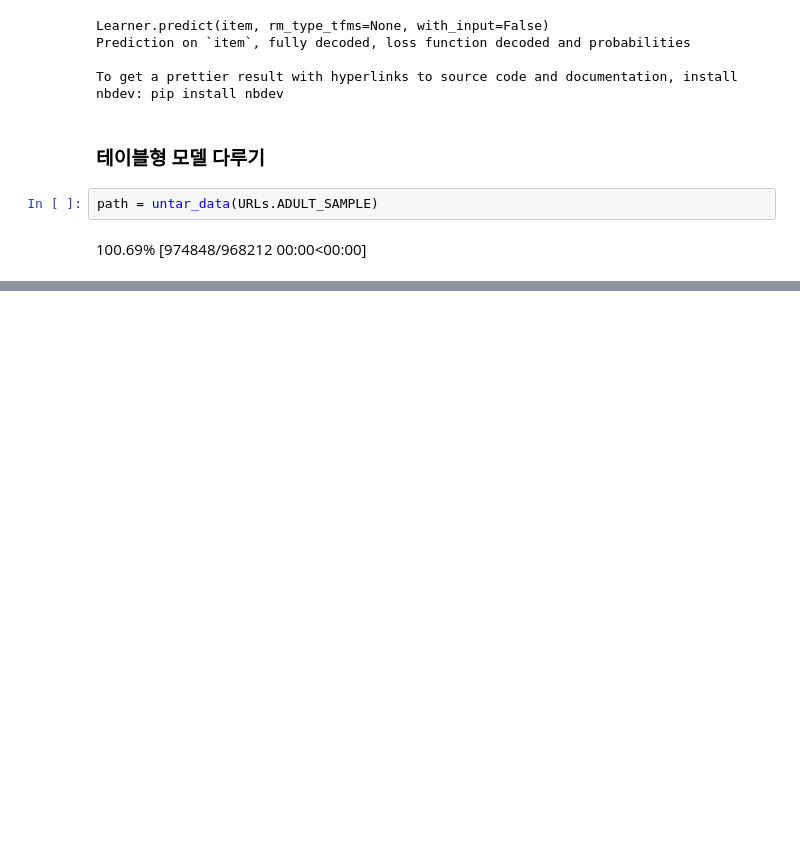
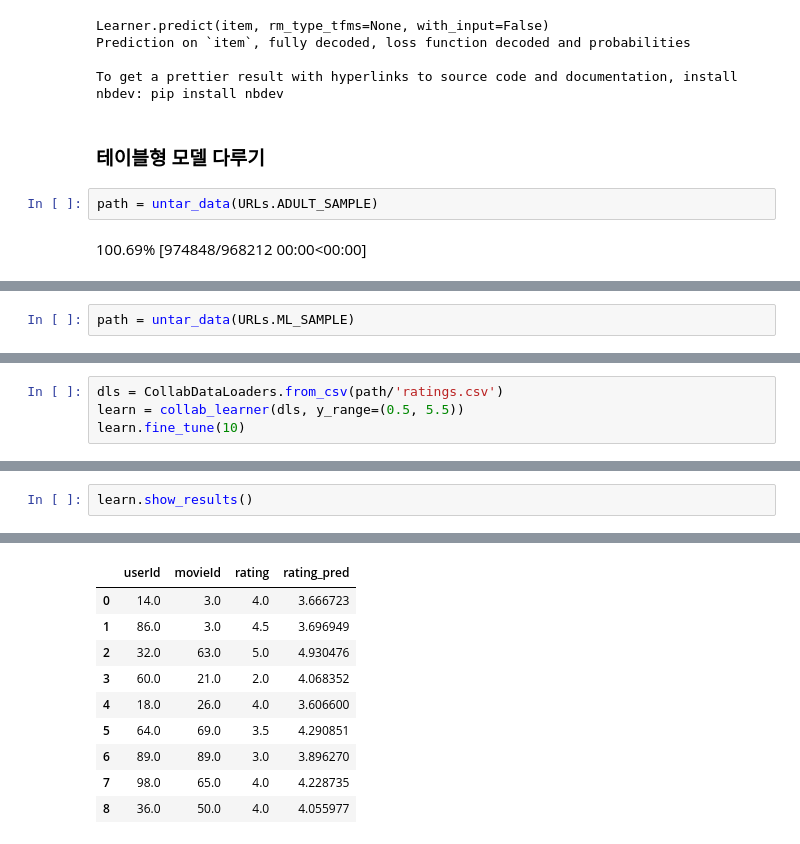
Before and after one commit to chw8207/fastai_pytorch, a Jupyter notebook: 딥러닝_fastai_개요.ipynb, the cells around one changed output, grey strips where cells are left out. Saved outputs shown, nothing was run; the diff lists cells and outputs as text; blank space fills up the shorter version.

```diff
--- a/딥러닝_fastai_개요.ipynb
+++ b/딥러닝_fastai_개요.ipynb
@@ -148,0 +169,2 @@ path = untar_data(URLs.ADULT_SAMPLE)
+# %%
+path = untar_data(URLs.ML_SAMPLE)
@@ -148,0 +173,4 @@ path = untar_data(URLs.ADULT_SAMPLE)
+# %%
+dls = CollabDataLoaders.from_csv(path/'ratings.csv')
+learn = collab_learner(dls, y_range=(0.5, 5.5))
+learn.fine_tune(10)
@@ -148,0 +191,3 @@ path = untar_data(URLs.ADULT_SAMPLE)
+# %%
+learn.show_results()
+# %% [output]
@@ -148,0 +195,10 @@ path = untar_data(URLs.ADULT_SAMPLE)
+|  | userId | movieId | rating | rating_pred |
+| 0 | 14.0 | 3.0 | 4.0 | 3.666723 |
+| 1 | 86.0 | 3.0 | 4.5 | 3.696949 |
+| 2 | 32.0 | 63.0 | 5.0 | 4.930476 |
+| 3 | 60.0 | 21.0 | 2.0 | 4.068352 |
+| 4 | 18.0 | 26.0 | 4.0 | 3.606600 |
+| 5 | 64.0 | 69.0 | 3.5 | 4.290851 |
+| 6 | 89.0 | 89.0 | 3.0 | 3.896270 |
+| 7 | 98.0 | 65.0 | 4.0 | 4.228735 |
+| 8 | 36.0 | 50.0 | 4.0 | 4.055977 |
```
Also changed, not shown: parts of 8 cells of this notebook.
